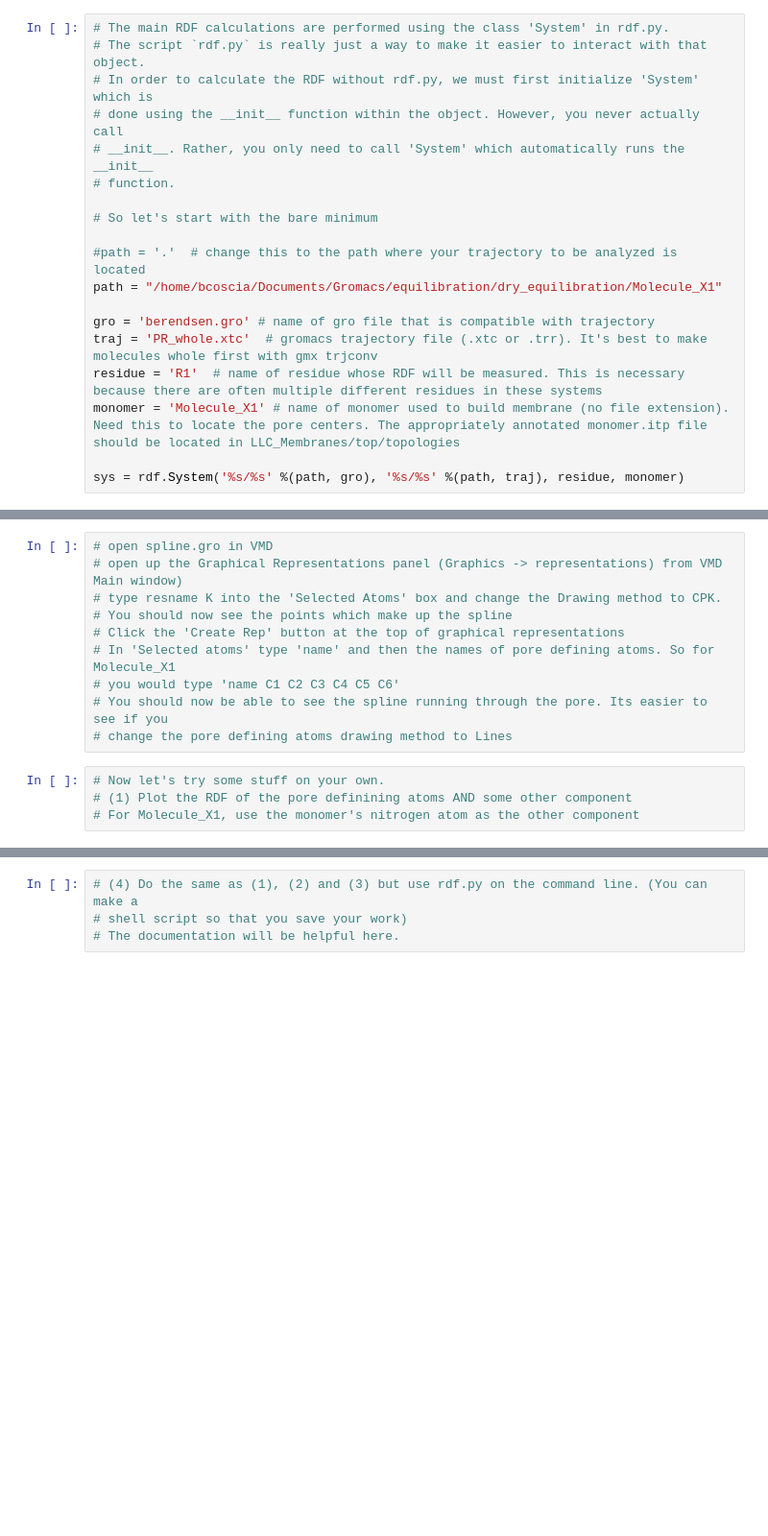
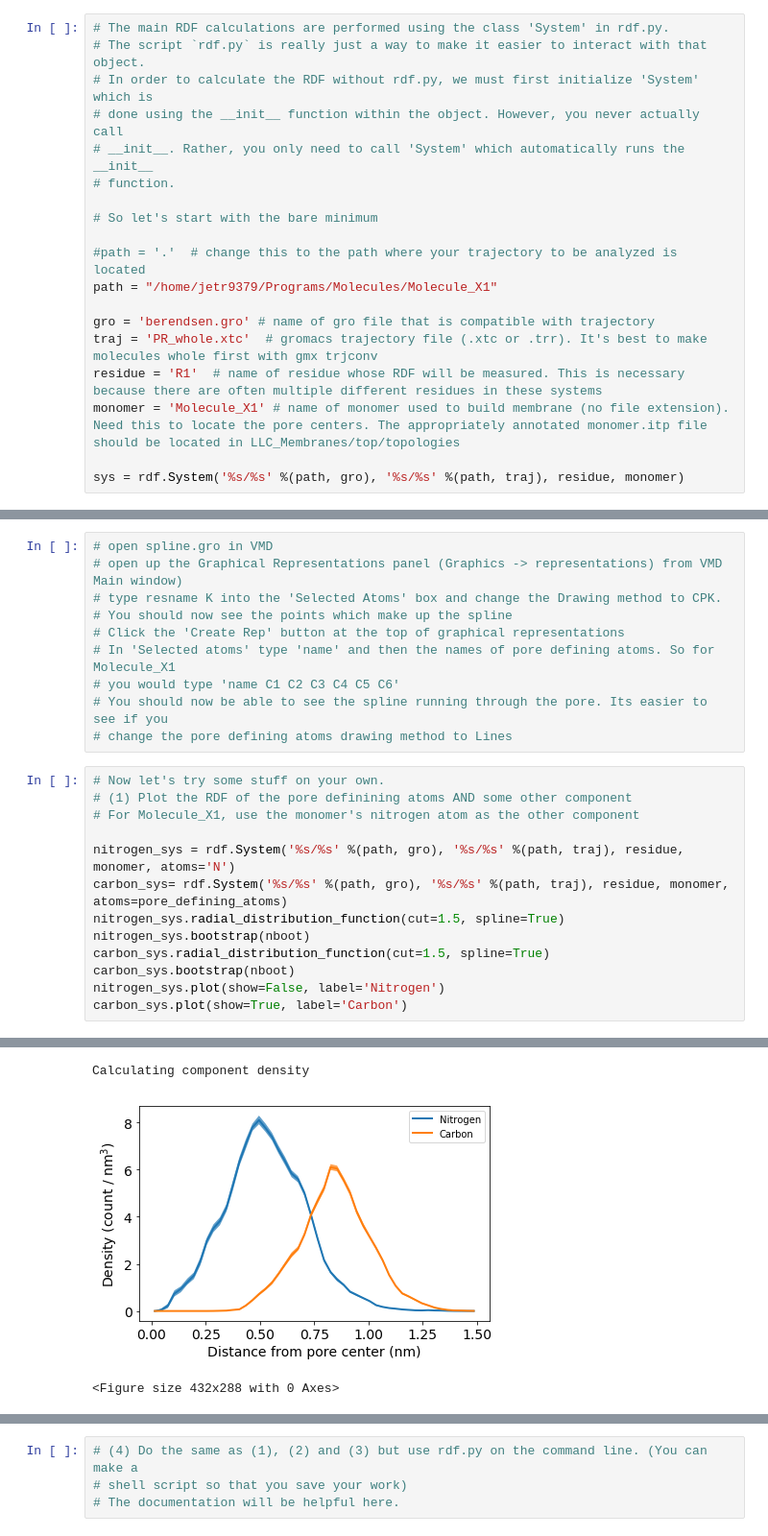
Before and after one commit to shirtsgroup/LLC_Membranes, a Jupyter notebook: notebooks/Radial Distribution Functions.ipynb, the cells around one changed output, grey strips where cells are left out. Shown at 96% size. Cells and saved outputs as stored; diff of their text form; blank space fills up the shorter version.

```diff
--- a/notebooks/Radial Distribution Functions.ipynb
+++ b/notebooks/Radial Distribution Functions.ipynb
@@ -37,7 +37,7 @@ from LLC_Membranes.analysis import rdf
 # So let's start with the bare minimum
 
 #path = '.'  # change this to the path where your trajectory to be analyzed is located
-path = "/home/bcoscia/Documents/Gromacs/equilibration/dry_equilibration/Molecule_X1"
+path = "/home/jetr9379/Programs/Molecules/Molecule_X1"
 
 gro = 'berendsen.gro' # name of gro file that is compatible with trajectory
 traj = 'PR_whole.xtc'  # gromacs trajectory file (.xtc or .trr). It's best to make molecules whole first with gmx trjconv
@@ -156,3 +158,13 @@ Calculating component density
 # Now let's try some stuff on your own.
 # (1) Plot the RDF of the pore definining atoms AND some other component
 # For Molecule_X1, use the monomer's nitrogen atom as the other component
+
+nitrogen_sys = rdf.System('%s/%s' %(path, gro), '%s/%s' %(path, traj), residue, monomer, atoms='N')
+carbon_sys= rdf.System('%s/%s' %(path, gro), '%s/%s' %(path, traj), residue, monomer, atoms=pore_defining_atoms)
+nitrogen_sys.radial_distribution_function(cut=1.5, spline=True)
+nitrogen_sys.bootstrap(nboot)
+carbon_sys.radial_distribution_function(cut=1.5, spline=True)
+carbon_sys.bootstrap(nboot)
+nitrogen_sys.plot(show=False, label='Nitrogen')
+carbon_sys.plot(show=True, label='Carbon')
+# %% [output]
@@ -159,3 +181,6 @@ Calculating component density
+Calculating component density
+[figure, added]
+<Figure size 432x288 with 0 Axes>
 # %%
 # (2) Plot the RDF of the pore defining atoms again, but do not calculate the center of mass
 # of the group. Plot it on top of that calculated using the centers of mass.
```
Also changed, not shown: parts of 7 cells of this notebook, 10 other files.
